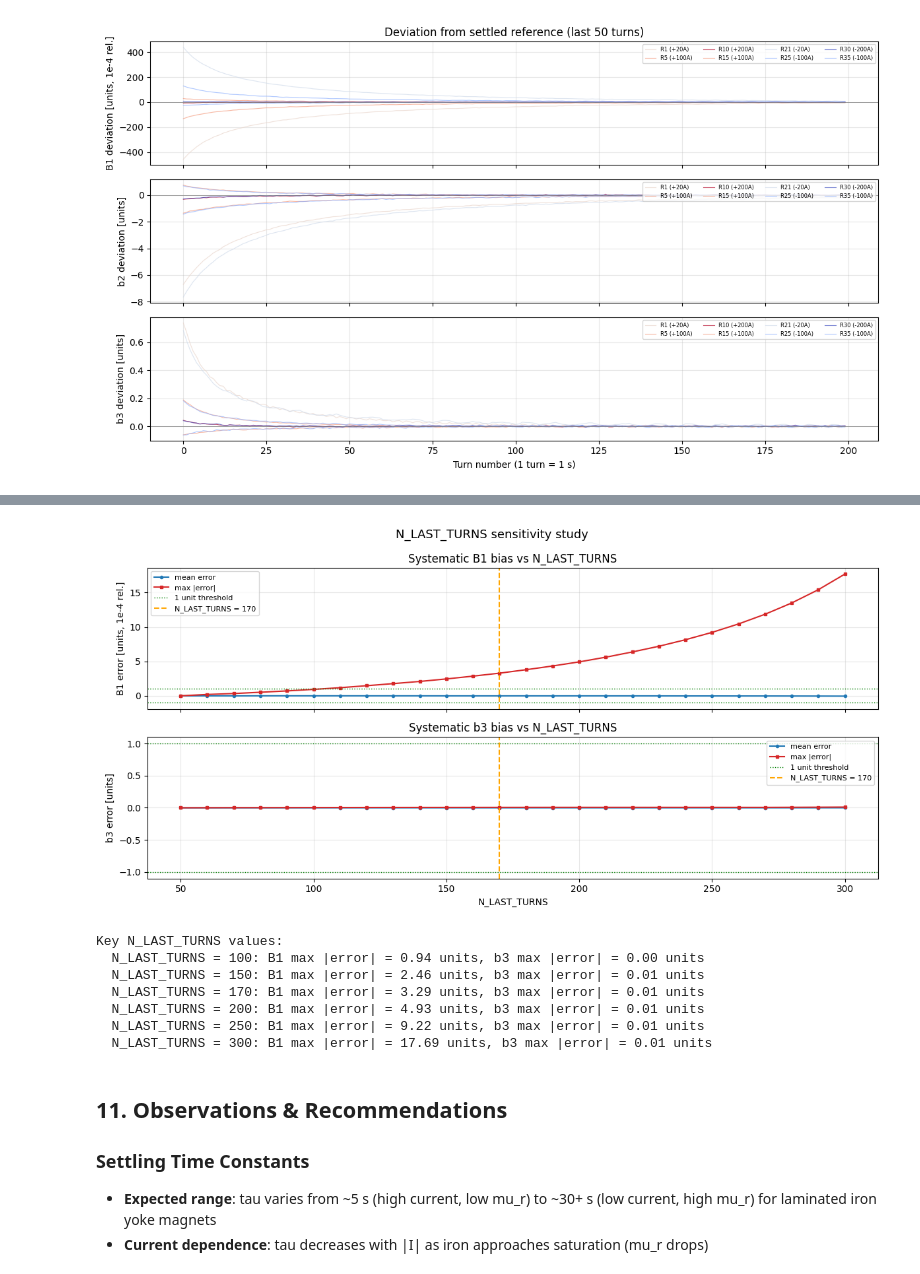
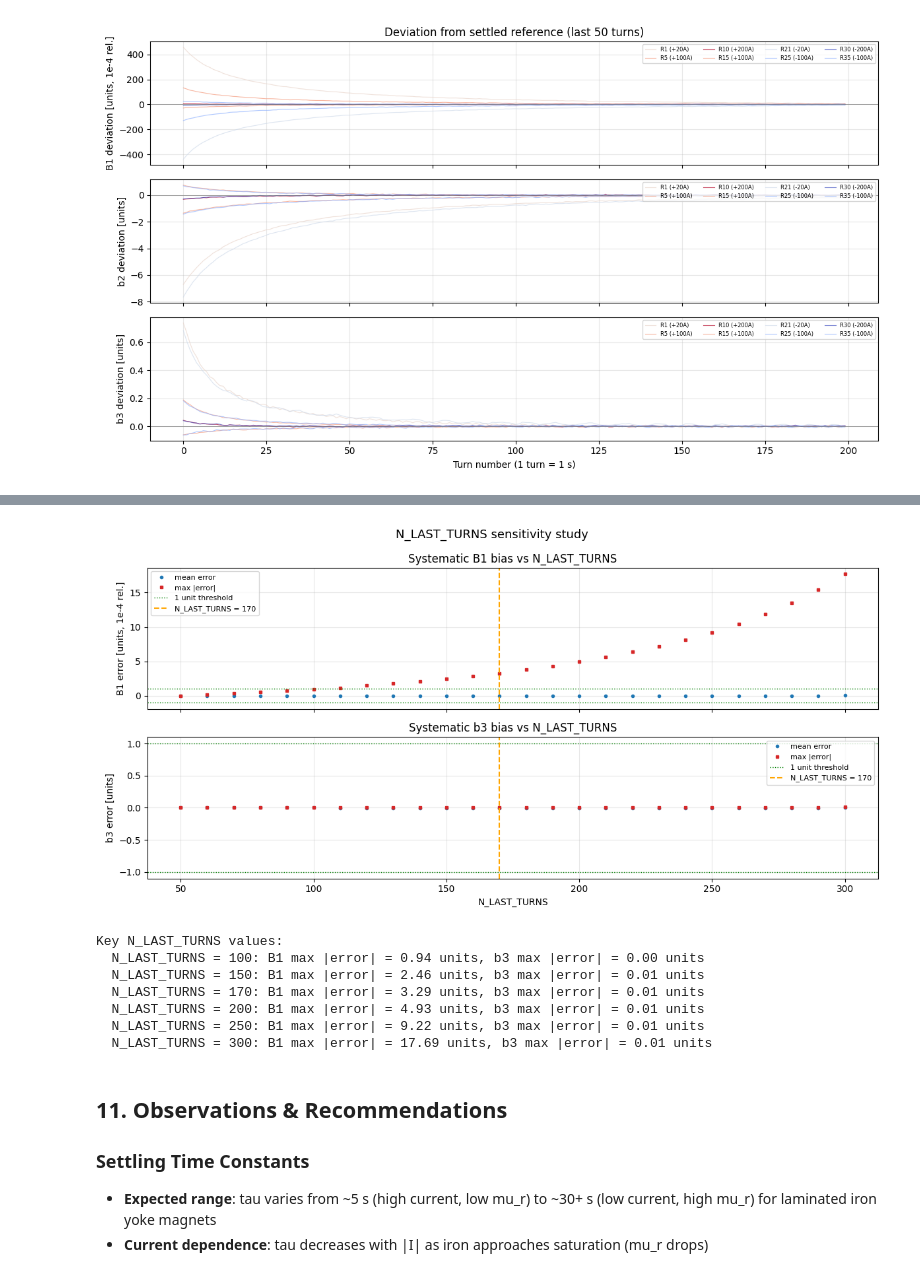
Before and after one commit to albellel/rotating-coil-analyzer, a Jupyter notebook: rotating_coil_analyzer/notebooks/LEAR_MC62/eddy_current/2026-02-11_01_staircase_with_shims.ipynb, the cells around one changed output, grey strips where cells are left out. Drawn from its saved outputs; the diff is of its cells as text; code cells hidden in the pictures.

```diff
--- a/rotating_coil_analyzer/notebooks/LEAR_MC62/eddy_current/2026-02-11_01_staircase_with_shims.ipynb
+++ b/rotating_coil_analyzer/notebooks/LEAR_MC62/eddy_current/2026-02-11_01_staircase_with_shims.ipynb
@@ -58,7 +81,7 @@ DRIFT_MODE = "legacy"
 MIN_B1_T   = 1e-6           # warm dipole: lower threshold for ok_main
 
 # ── Sign convention ───────────────────────────────────────────────────
-FLIP_FIELD_SIGN = True      # True = flip sign of all Tesla columns
+FLIP_FIELD_SIGN = False      # True = flip sign of all Tesla columns
 
 # ── Settling analysis parameters ─────────────────────────────────────
 N_SETTLED       = 50        # last N turns used as "settled" reference
@@ -672,9 +707,9 @@ fig, axes = plt.subplots(2, 1, figsize=(12, 6), sharex=True)
 
 # B1 error
 ax = axes[0]
-ax.plot(df_sweep["n_last"], df_sweep["B1_mean_error"], "o-", ms=3,
+ax.plot(df_sweep["n_last"], df_sweep["B1_mean_error"], "o", ms=3,
         color="tab:blue", label="mean error")
-ax.plot(df_sweep["n_last"], df_sweep["B1_max_error"], "s-", ms=3,
+ax.plot(df_sweep["n_last"], df_sweep["B1_max_error"], "s", ms=3,
         color="tab:red", label="max |error|")
 ax.axhline(1, color="green", ls=":", lw=1, label="1 unit threshold")
 ax.axhline(-1, color="green", ls=":", lw=1)
@@ -682,36 +717,36 @@ ax.axvline(170, color="orange", ls="--", lw=1.5, label="N_LAST_TURNS = 170")
 ax.set_ylabel("B1 error [units, 1e-4 rel.]")
 ax.set_title("Systematic B1 bias vs N_LAST_TURNS")
 ax.legend(fontsize=8)
 
 # b3 error
 ax = axes[1]
-ax.plot(df_sweep["n_last"], df_sweep["b3_mean_error"], "o-", ms=3,
+ax.plot(df_sweep["n_last"], df_sweep["b3_mean_error"], "o", ms=3,
         color="tab:blue", label="mean error")
-ax.plot(df_sweep["n_last"], df_sweep["b3_max_error"], "s-", ms=3,
+ax.plot(df_sweep["n_last"], df_sweep["b3_max_error"], "s", ms=3,
         color="tab:red", label="max |error|")
 ax.axhline(1, color="green", ls=":", lw=1, label="1 unit threshold")
 ax.axhline(-1, color="green", ls=":", lw=1)
 ax.axvline(170, color="orange", ls="--", lw=1.5, label="N_LAST_TURNS = 170")
 ax.set_xlabel("N_LAST_TURNS")
 ax.set_ylabel("b3 error [units]")
 ax.set_title("Systematic b3 bias vs N_LAST_TURNS")
 ax.legend(fontsize=8)
 
 fig.suptitle("N_LAST_TURNS sensitivity study", fontsize=13)
 fig.tight_layout()
 plt.show()
 
 # Print key values
 print("\nKey N_LAST_TURNS values:")
 for n_check in [100, 150, 170, 200, 250, 300]:
     row = df_sweep[df_sweep["n_last"] == n_check]
     if not row.empty:
         r = row.iloc[0]
         print(f"  N_LAST_TURNS = {n_check:3d}: "
               f"B1 max |error| = {r['B1_max_error']:.2f} units, "
               f"b3 max |error| = {r['b3_max_error']:.2f} units")
 # %% [output]
-[figure, old version]
+[figure, new version]
 Key N_LAST_TURNS values:
   N_LAST_TURNS = 100: B1 max |error| = 0.94 units, b3 max |error| = 0.00 units
   N_LAST_TURNS = 150: B1 max |error| = 2.46 units, b3 max |error| = 0.01 units
```
Also changed, not shown: parts of 14 cells of this notebook, 23 other files.
